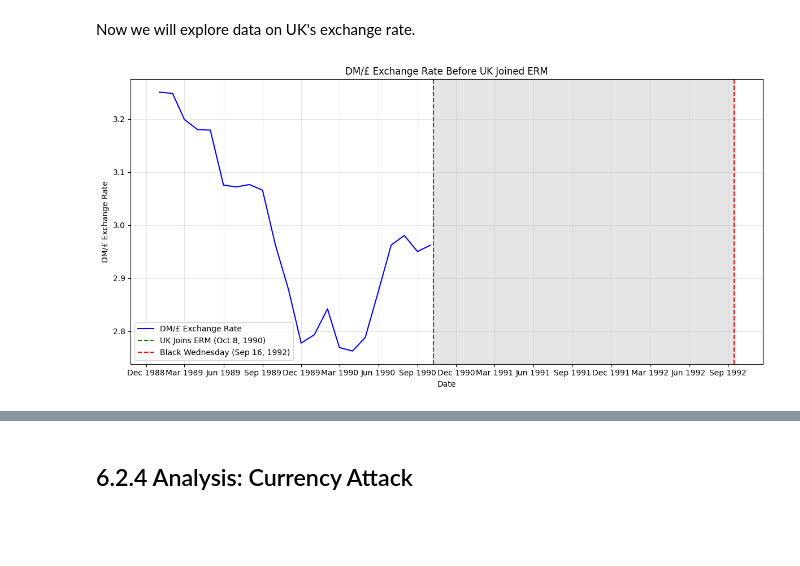
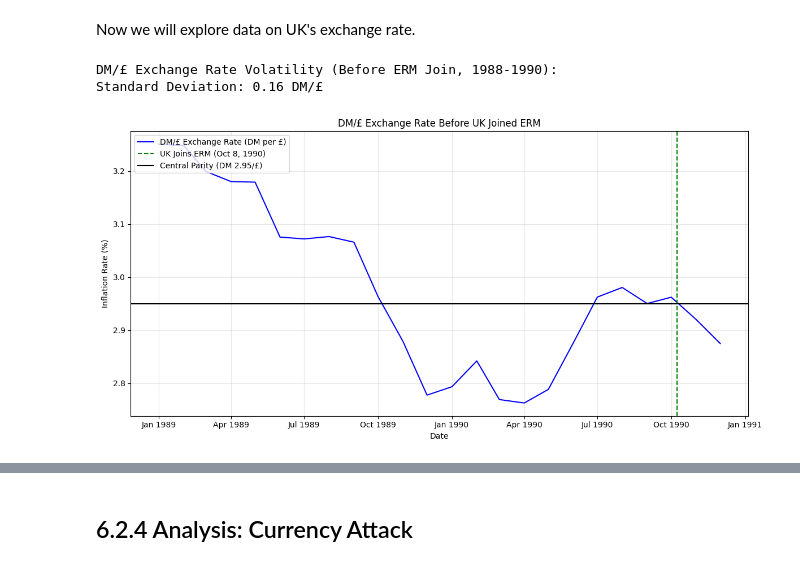
Before and after one commit to Srini-Varma/ec1b1_project, a Jupyter notebook: 6_Extension.ipynb, the cells around one changed output, grey strips where cells are left out. Saved outputs shown, nothing was run; the diff lists cells and outputs as text; code cells hidden in the pictures; blank space fills up the shorter version.

```diff
--- a/6_Extension.ipynb
+++ b/6_Extension.ipynb
@@ -209,31 +211,41 @@ According to [ig.com](https://www.ig.com/uk/trading-strategies/black-wednesday-e
 
 Thus, we will first plot a graph that shows Inflation Rates of both UK nd Germany before UK joined ERM to see if this is true.
 # %%
+# Define the plotting function
 def plt_with_erm_period(x, y, title, ylabel, figsize=(12, 6), y2=None, y2label=None):
     fig, ax = plt.subplots(figsize=figsize)
     ax.plot(x, y, label=ylabel, color='blue')
     if y2 is not None:
         ax.plot(x, y2, label=y2label, color='red')
-    ax.axvspan(erm_join_date, black_wednesday, alpha=0.2, color='gray')
     ax.axvline(x=erm_join_date, color='green', linestyle='--', label='UK Joins ERM (Oct 8, 1990)')
-    ax.axvline(x=black_wednesday, color='red', linestyle='--', label='Black Wednesday (Sep 16, 1992)')
     ax.xaxis.set_major_locator(mdates.MonthLocator(interval=3))
     ax.xaxis.set_major_formatter(mdates.DateFormatter('%b %Y'))
     ax.set_xlabel('Date')
-    ax.set_ylabel(ylabel)
+    ax.set_ylabel('Inflation Rate (%)')
     ax.set_title(title)
-    ax.legend()
+    ax.legend(loc='upper left')
     ax.grid(True, alpha=0.3)
     plt.tight_layout()
     return fig, ax
 
 # Plot inflation rates for UK and Germany before joining ERM
-pre_erm_data = merged_data[merged_data['Date'] < erm_join_date].copy()
+pre_erm_data = merged_data[merged_data['Date'] <= pd.to_datetime('1990-12-31')].copy()
+
+# Calculate average monthly inflation rates for UK and Germany (1988-1990)
+avg_uk_inflation = pre_erm_data[pre_erm_data['Date'] < erm_join_date]['UK_Inflation'].mean()
+avg_germany_inflation = pre_erm_data[pre_erm_data['Date'] < erm_join_date]['Germany_Inflation'].mean()
+inflation_gap = avg_uk_inflation - avg_germany_inflation
+
+# Print numerical results for the summary
+print("Average Monthly Inflation Rates (Before ERM Join, 1988-1990):")
+print(f"UK Inflation: {avg_uk_inflation:.2f}%")
+print(f"Germany Inflation: {avg_germany_inflation:.2f}%")
+print(f"Inflation Gap (UK - Germany): {inflation_gap:.2f}%")
 
 fig, ax = plt_with_erm_period(
     pre_erm_data['Date'],
     pre_erm_data['UK_Inflation'],
-    'Inflation Rates Before UK Joined ERM',
+    'Monthly Inflation Rates Before UK Joined ERM',
     'UK Inflation (%)',
     y2=pre_erm_data['Germany_Inflation'],
     y2label='Germany Inflation (%)'
@@ -250,20 +268,33 @@ As we can see clearly from the graph, the blue line illustrating UK's inflation
 Now we will explore data on UK's exchange rate.
 # %%
 # Plot exchange rate movements leading up to joining
-pre_erm_data = merged_data[merged_data['Date'] < erm_join_date].copy()
+pre_erm_data = merged_data[merged_data['Date'] <= pd.to_datetime('1990-12-31')].copy()
 
 # Drop rows with NaN values in DM_Pound_Rate to ensure the plot is complete
 pre_erm_data = pre_erm_data.dropna(subset=['DM_Pound_Rate'])
+
+# Calculate volatility (standard deviation) of the DM/£ exchange rate
+exchange_rate_volatility = pre_erm_data[pre_erm_data['Date'] < erm_join_date]['DM_Pound_Rate'].std()
+
+# Print numerical result for the summary
+print("DM/£ Exchange Rate Volatility (Before ERM Join, 1988-1990):")
+print(f"Standard Deviation: {exchange_rate_volatility:.2f} DM/£")
 
 # Plot the data
 fig, ax = plt_with_erm_period(
     pre_erm_data['Date'],
     pre_erm_data['DM_Pound_Rate'],
     'DM/£ Exchange Rate Before UK Joined ERM',
-    'DM/£ Exchange Rate'
+    'DM/£ Exchange Rate (DM per £)'
 )
 
+# Add the central parity line
+ax.axhline(y=2.95, color='black', linestyle='-', label='Central Parity (DM 2.95/£)')
+ax.legend(loc='upper left')
+
 plt.show()
 # %% [output]
+DM/£ Exchange Rate Volatility (Before ERM Join, 1988-1990):
+Standard Deviation: 0.16 DM/£
-[figure, old version]
+[figure, new version]
 # %% [markdown]
```
Also changed, not shown: parts of 31 cells of this notebook.
